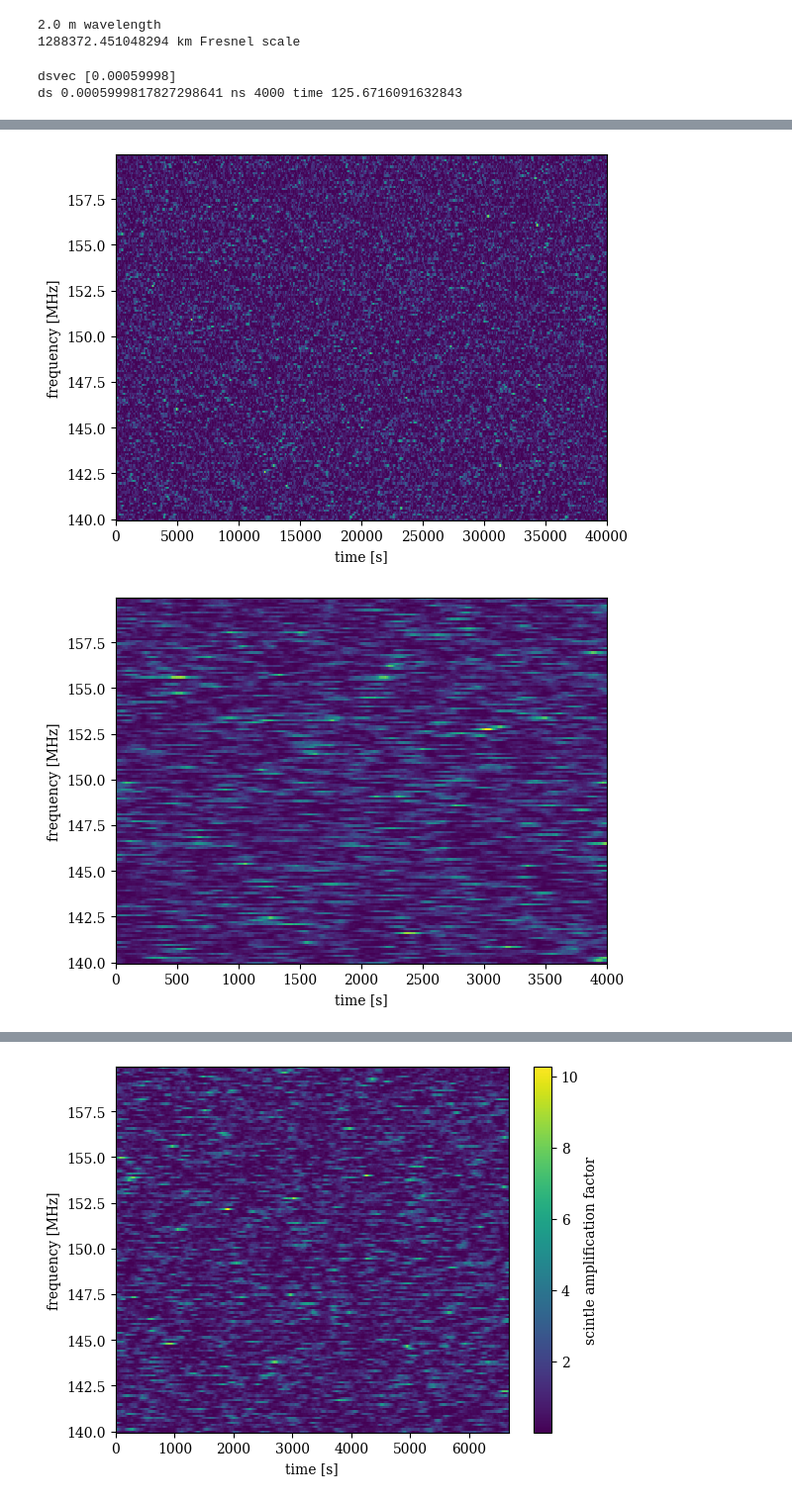
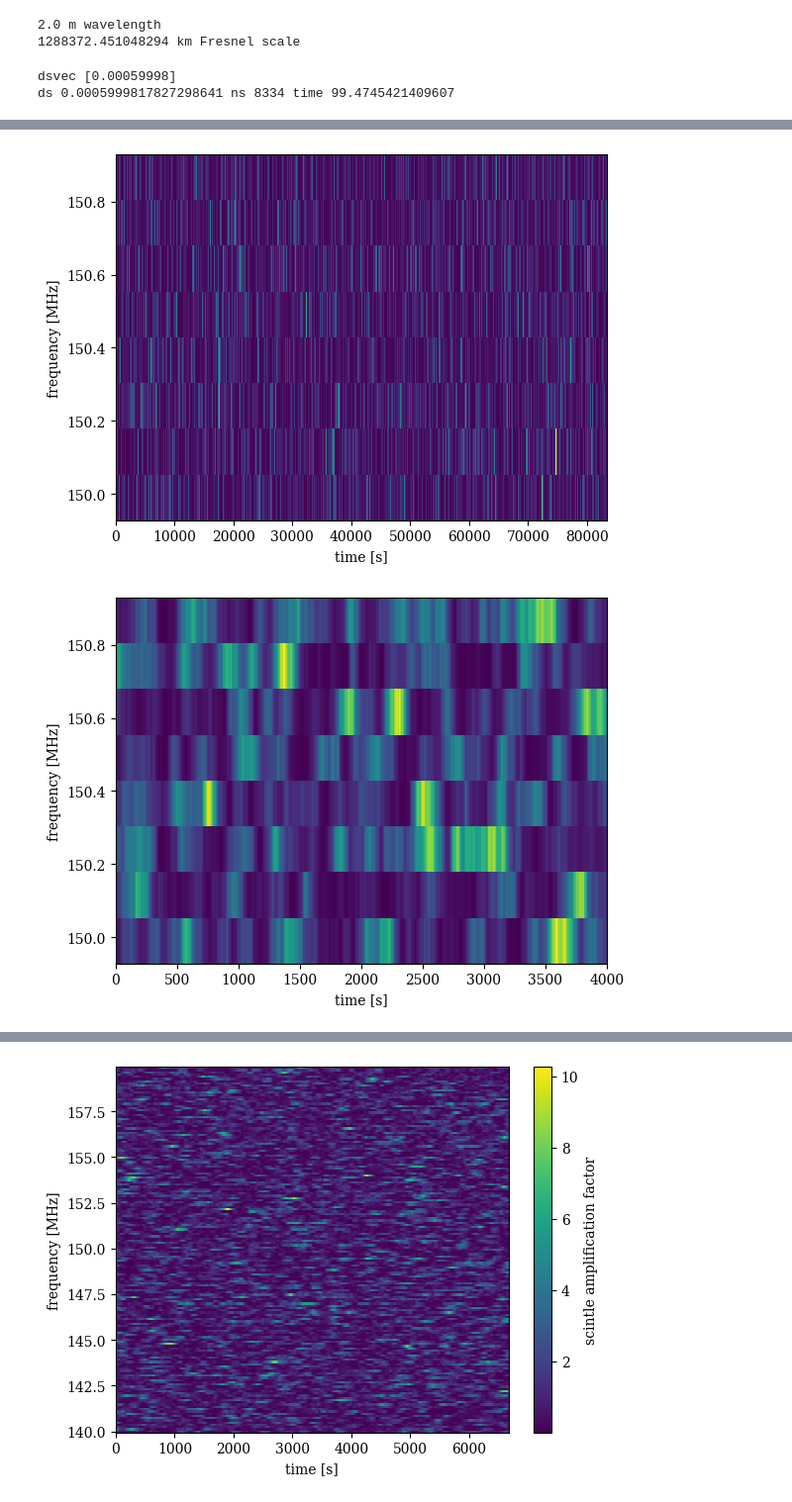
Before and after one commit to bjacobell/PsrSim, a Jupyter notebook: scintools_demo_061826.ipynb, the cells around one changed output, grey strips where cells are left out. Shown at 99% size. Cells and saved outputs as stored; diff of their text form; code cells hidden in the pictures.

```diff
--- a/scintools_demo_061826.ipynb
+++ b/scintools_demo_061826.ipynb
@@ -98,15 +98,15 @@ dsvec = dsvec_km / rfresnel_km
 #dtvec = dsvec_km / veff
 print('dsvec', dsvec)
 
-lf = 140
-rf = 160
+lf = 150
+rf = 151
 cf = (lf+rf)/2
 bw = rf-lf
 frac_bw = bw/cf
 
 dlam = frac_bw  # fractional bandwidth
 freq = cf # center frequency
-ns = 4000  # The size of the simulation in spatial steps. Total length in refractive scales is ns * ds
+ns = round(5*(1/dsvec[0]))  # The size of the simulation in spatial steps. Total length in refractive scales is ns * ds
 # it seems like I can make the scintillation time smaller by tuning down ns
 # this is because total length in refractive scales is ns * ds
 nf = int(bw/(0.122))  # The number of frequency channels across the dlam fractional bandwidth
@@ -155,4 +155,4 @@ for i, ds in enumerate(dsvec):
 # ACFs over band to verify that scintools is incorporating the 6/5 power law
 # %% [output]
 dsvec [0.00059998]
-ds 0.0005999817827298641 ns 4000 time 125.6716091632843
+ds 0.0005999817827298641 ns 8334 time 99.4745421409607
@@ -162,2 +162,2 @@ ds 0.0005999817827298641 ns 4000 time 125.6716091632843
-[figure, old version]
+[figure, new version]
-[figure, old version]
+[figure, new version]
```
Also changed, not shown: parts of 9 cells of this notebook, 5 other files.
